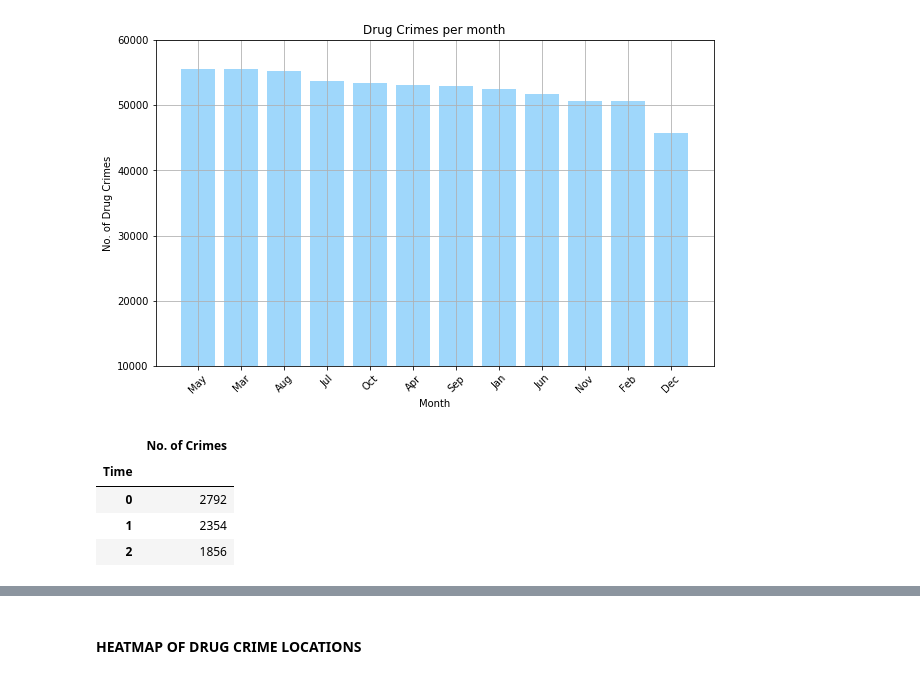
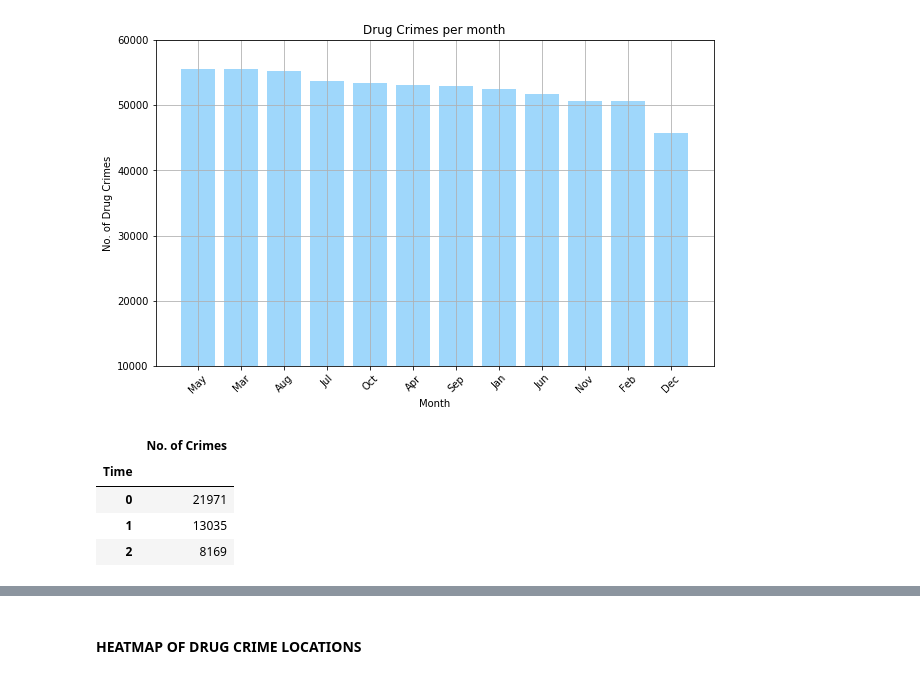
Before and after one commit to Jahmah/Chicago-Drug-Crimes-Story, a Jupyter notebook: ChicagoDrugCrimes.ipynb, the cells around one changed output, grey strips where cells are left out. Cells and saved outputs as stored; diff of their text form; code cells hidden in the pictures.

```diff
--- a/ChicagoDrugCrimes.ipynb
+++ b/ChicagoDrugCrimes.ipynb
@@ -524,25 +524,25 @@ plt.show()
 # %%
 # Create a Dataframe for number of drug crimes and time of crimes
 times = drugs_crime_df['Time'].value_counts()
 drugs_crime_times = pd.DataFrame({"No. of Crimes":drugs_crime_df['Time'].value_counts(), "Time":times.index})
 
 # Change the Time column to a datetime type and format as Hour
 drugs_crime_times["Time"] = pd.to_datetime(drugs_crime_times["Time"], format='%X').dt.hour
 
 # Reset Dataframe index
 drugs_crime_times = drugs_crime_times.reset_index()
 
 # Group dataframe by Time and count of Time
-drugs_crime_timess = drugs_crime_times.groupby('Time')['Time'].count()
+drugs_crime_timess = drugs_crime_times.groupby('Time')['No. of Crimes'].sum()
 drugs_crime_timess = pd.DataFrame({"No. of Crimes":drugs_crime_timess})
 
 drugs_crime_timess.head(3)
 # %% [output]
 |  | No. of Crimes |
 | Time |  |
-| 0 | 2792 |
-| 1 | 2354 |
-| 2 | 1856 |
+| 0 | 21971 |
+| 1 | 13035 |
+| 2 | 8169 |
 # %%
 # Assign Variables for Bar plot
 x_axis = ['12am','1am','2am','3am','4am','5am','6am','7am','8am','9am','10am','11am','12pm',
```
Also changed, not shown: parts of 2 cells of this notebook, 2 other files.
